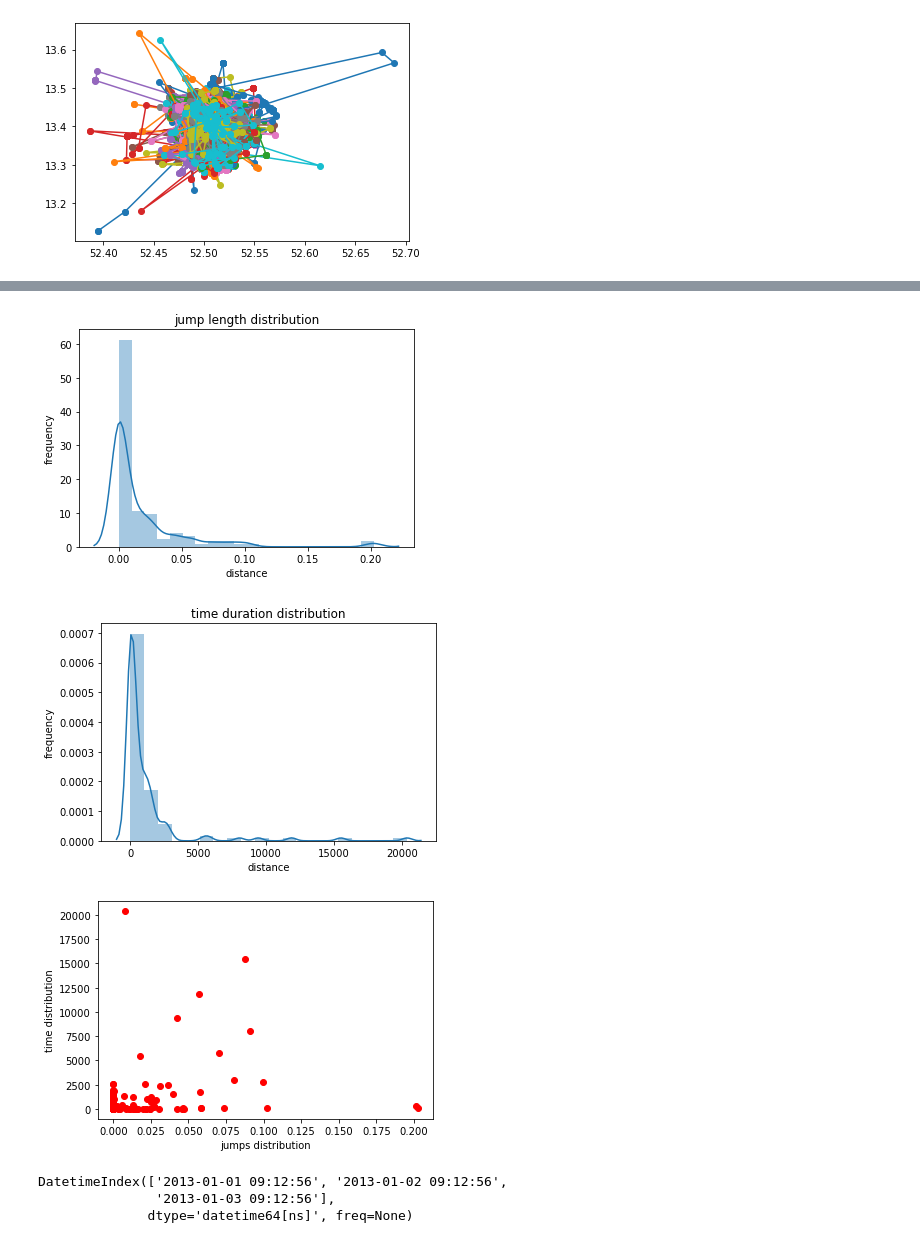
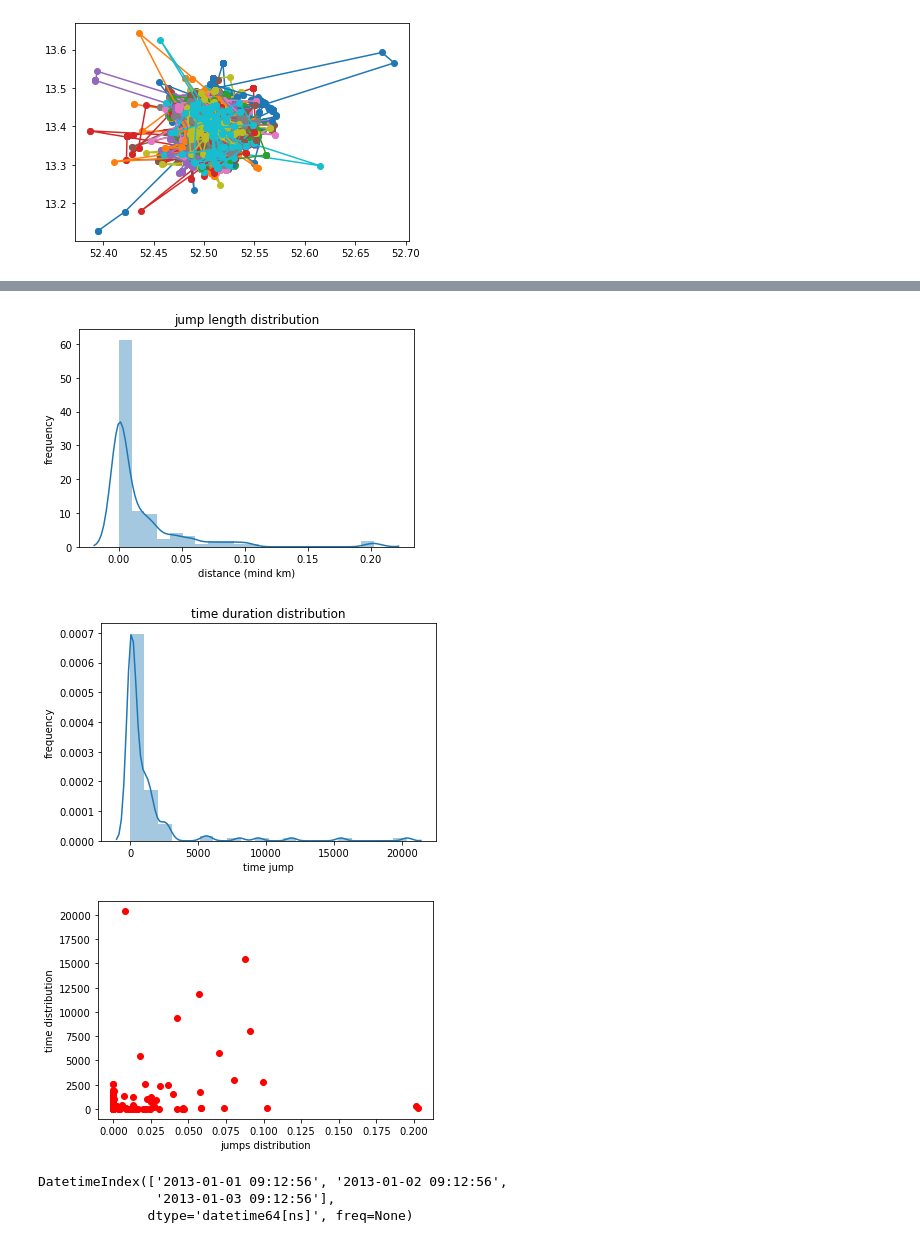
Before and after one commit to Liyubov/bike-sharing, a Jupyter notebook: bikes_mobility_analysis_trajectories/bikes_trajectories_analys.ipynb, the cells around one changed output, grey strips where cells are left out. Saved outputs shown, nothing was run; the diff lists cells and outputs as text; code cells hidden in the pictures.

```diff
--- a/bikes_mobility_analysis_trajectories/bikes_trajectories_analys.ipynb
+++ b/bikes_mobility_analysis_trajectories/bikes_trajectories_analys.ipynb
@@ -382,37 +420,37 @@ first_traj = df_traj[df_traj.bikeId == 13001]
 # make sure that we get the right type of the data on both axis
 X_tr = first_traj.latitude.values
 Y_tr = first_traj.longitude.values
 Time_tr = first_traj.timestamp.values
 
 
 # now we apply this function to routes dataframe
 jumps_distribution = calc_jump_dist(X_tr,Y_tr)
 time_distribution = calc_time_dist(Time_tr)
 
 # now we are plotting the distribution of jump lengths
 seaborn.distplot(jumps_distribution, bins=20) #plt.hist(jumps_distribution, bins=20)
 plt.title('jump length distribution')
-plt.xlabel('distance')
+plt.xlabel('distance (mind km)')
 plt.ylabel('frequency')
 #ax.set_xscale('log')
 plt.show()
 
 
 # now we are plotting the distribution of time vs. length
 seaborn.distplot(time_distribution, bins=20) #plt.hist(time_distribution, bins=20)
 plt.title('time duration distribution')
-plt.xlabel('distance')
+plt.xlabel('time jump')
 plt.ylabel('frequency')
 #ax.set_xscale('log')
 plt.show()
 
 plt.plot(jumps_distribution,time_distribution, 'ro')
 plt.xlabel('jumps distribution')
 plt.ylabel('time distribution')
 plt.show()
 # %% [output]
-[figure, old version]
+[figure, new version]
-[figure, old version]
+[figure, new version]
 [figure]
 # %%
 dr = pd.date_range('20130101 09:12:56.1234', periods=3)
```
Also changed, not shown: parts of 13 cells of this notebook.
